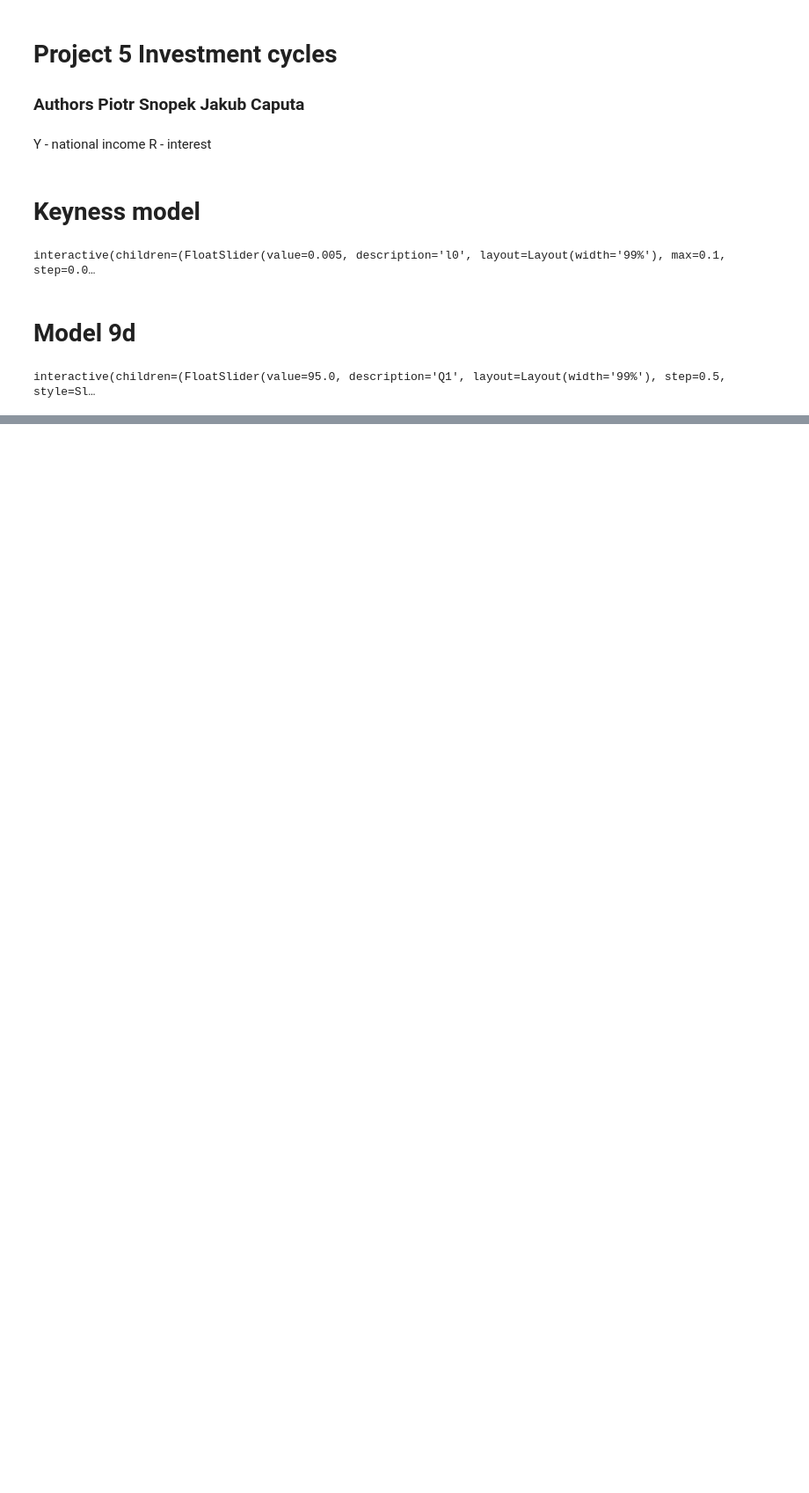
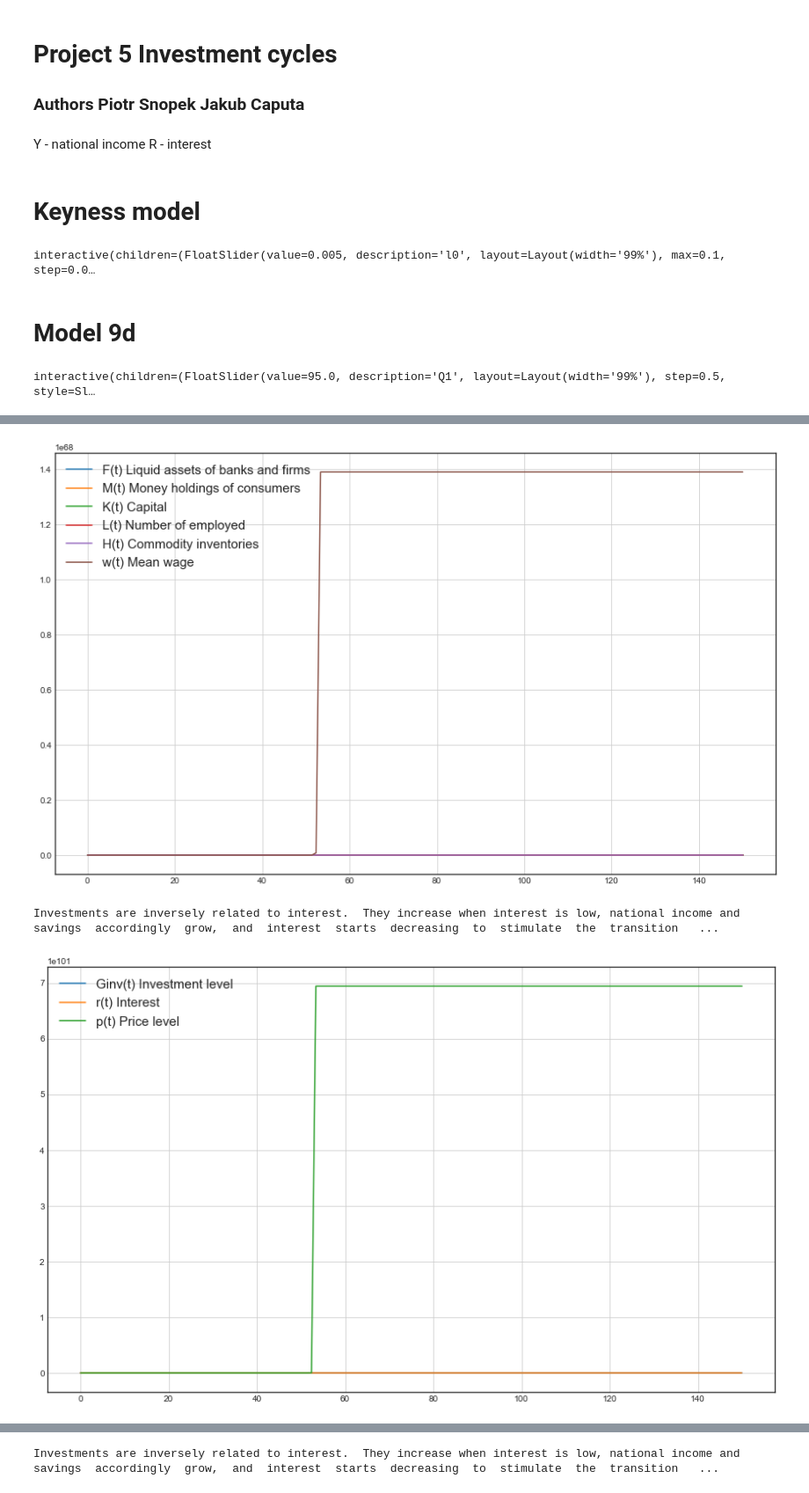
Before and after one commit to kurocho/ISZ, a Jupyter notebook: notebook.ipynb, the cells around one changed output, grey strips where cells are left out. Shown at 88% size. Drawn from its saved outputs; the diff is of its cells as text; code cells hidden in the pictures; blank space fills up the shorter version.

Commit message:
started tests with ex2

```diff
--- a/notebook.ipynb
+++ b/notebook.ipynb
@@ -237,7 +237,7 @@ def main(Q1, Q2, Q3, ALPHA_R,ALPHA_P,ALPHA_M,ALPHA_F,ALPHA_INV,T_WAGE,T_EMPL,A,L
     ax.legend(loc='best', prop={'size': 15})
     ax.grid()
     plt.show()
-
+    return r
 
 interact(main, Q1=FloatSlider(min=0, max=100, step=0.5, value=95, description='Q1', style=style, layout=slider_layout),
                Q2=FloatSlider(min=0, max=100, step=0.5, value=95, description='Q2', style=style, layout=slider_layout),
@@ -260,0 +286,7 @@ interactive(children=(FloatSlider(value=95.0, description='Q1', layout=Layout(wi
+# %%
+problem = {
+    'num_vars': 2,
+    'names': ['ALPHA_R', 'ALPHA_P'],
+    'bounds': [[0.0, 0.2],
+               [0.0, 0.2]]
+}
@@ -260,0 +299,2 @@ interactive(children=(FloatSlider(value=95.0, description='Q1', layout=Layout(wi
+# %%
+param_values = saltelli.sample(problem, 3)
@@ -260,0 +326,9 @@ interactive(children=(FloatSlider(value=95.0, description='Q1', layout=Layout(wi
+# %%
+Y = np.zeros([param_values.shape[0]])
+
+for i, X in enumerate(param_values):
+    Y[i] = main(95, 95, 82.635, 0.1, X[0], X[1], 0.8, 2, 0.1, 0.1, 9.3 * 0.03, 1, 0.3, 5, 0.8, 200)
+# %% [output]
+[figure, added]
+Investments are inversely related to interest.  They increase when interest is low, national income and savings  accordingly  grow,  and  interest  starts  decreasing  to  stimulate  the  transition   ...
+[figure, added]
@@ -260,0 +337 @@ interactive(children=(FloatSlider(value=95.0, description='Q1', layout=Layout(wi
+Investments are inversely related to interest.  They increase when interest is low, national income and savings  accordingly  grow,  and  interest  starts  decreasing  to  stimulate  the  transition   ...
```
Also changed, not shown: parts of 9 cells of this notebook.
